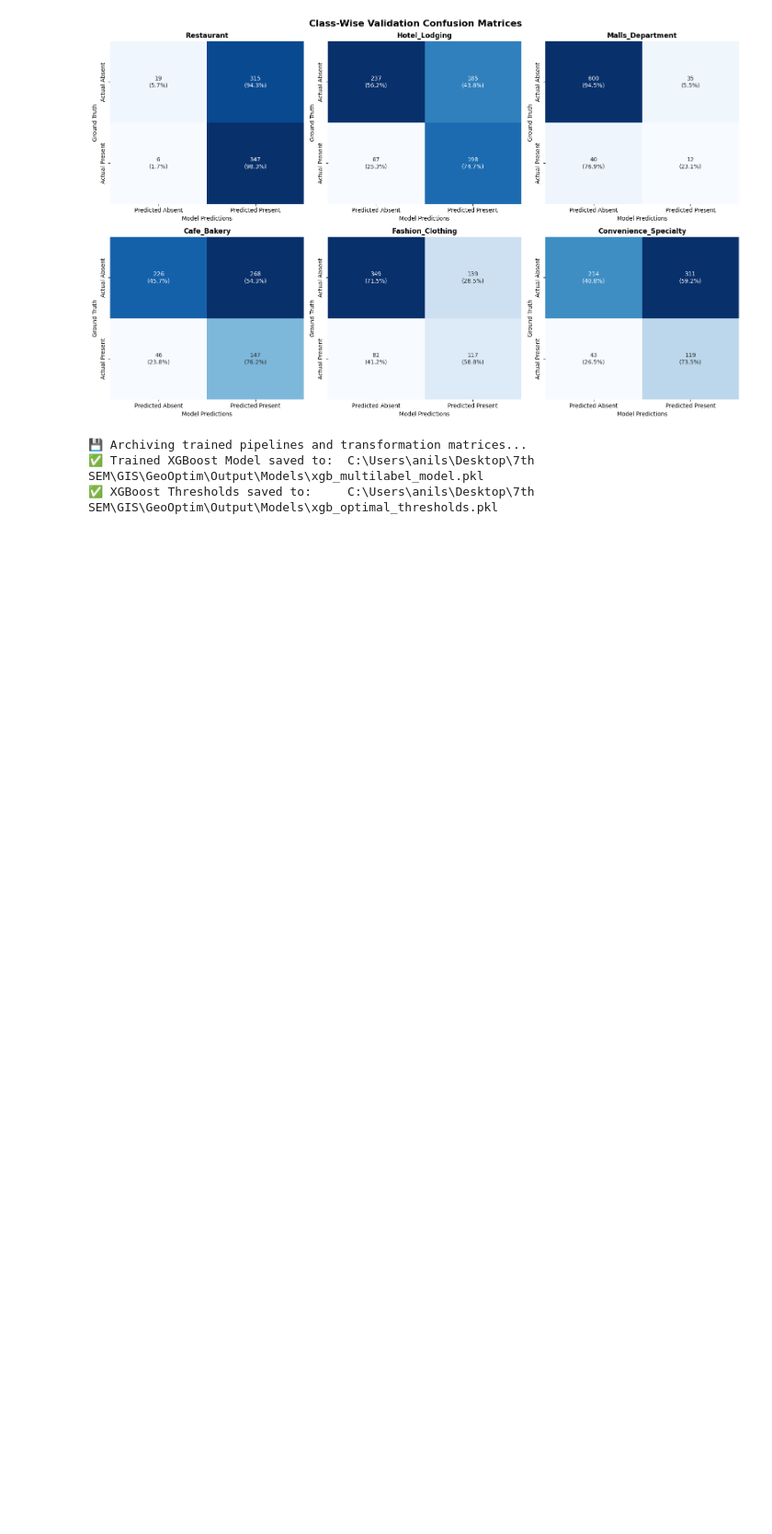
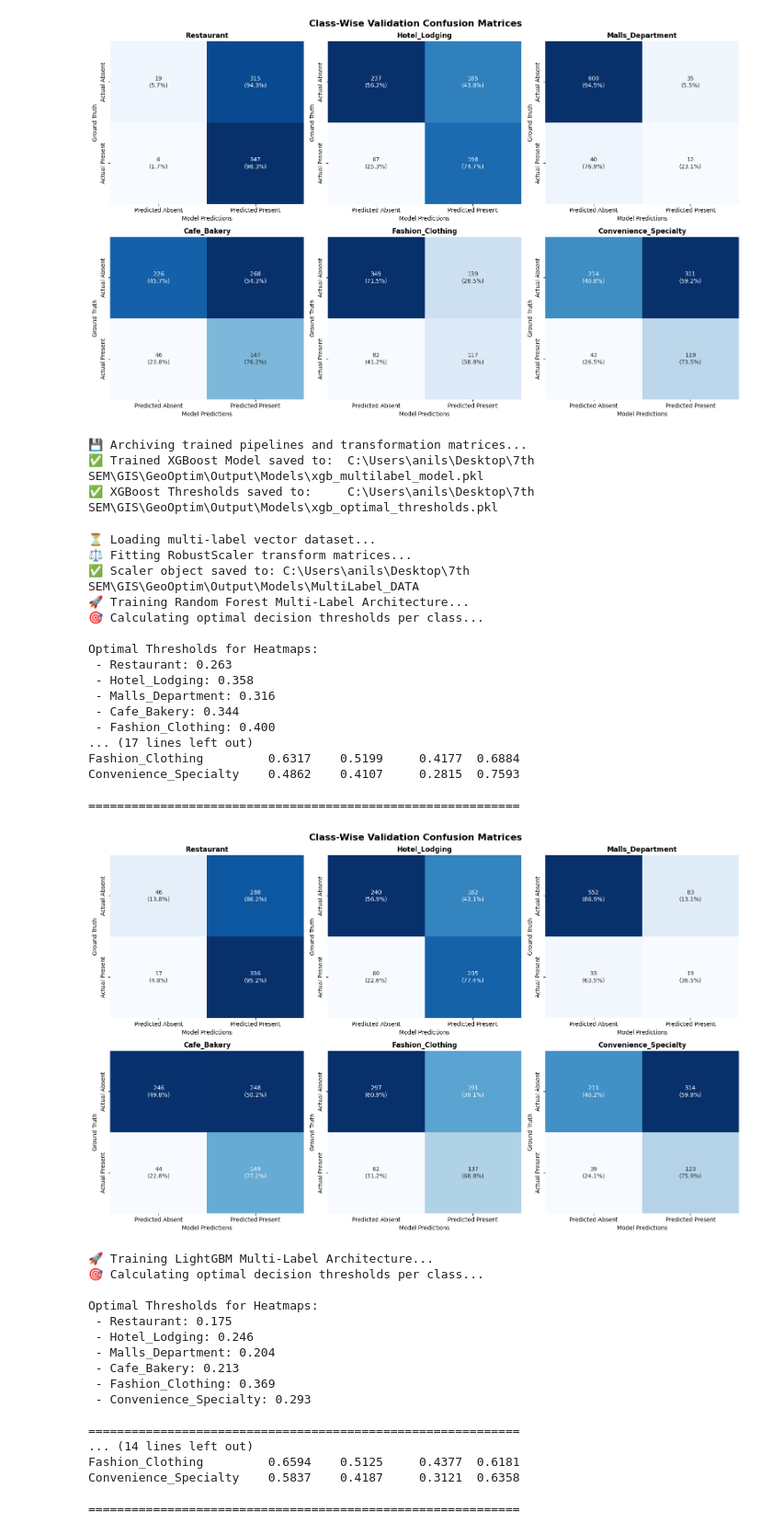
Before and after one commit to shakyaaryan/GeoOptim, a Jupyter notebook: Code/4_Train_Models.ipynb, the cells around one changed output. Shown at 92% size. Drawn from its saved outputs; the diff is of its cells as text; code cells hidden in the pictures; blank space fills up the shorter version.

Commit message:
Inference Data

```diff
--- a/Code/4_Train_Models.ipynb
+++ b/Code/4_Train_Models.ipynb
@@ -136,7 +136,7 @@ print(f"✅ Scaler object saved to: {scaler_out_path}")
 ⚖️ Fitting RobustScaler transform matrices...
 ✅ Scaler object saved to: C:\Users\anils\Desktop\7th SEM\GIS\GeoOptim\Output\Models\robust_scaler.pkl
 # %%
-def threshold_optimization(model, X_test=X_test_scaled, mname="dummy"):
+def threshold_optimization(model, X_test, mname="dummy"):
     # ==============================================================================
     # Dynamic Threshold Optimization & Prediction
     # ==============================================================================
@@ -431,0 +484,36 @@ Convenience_Specialty    0.4847    0.4020     0.2767  0.7346
+# %%
+def prepare_data(DATA_DIR):
+    # ==============================================================================
+    # 2. Data Loading & Feature Engineering Splits
+    # ==============================================================================
+    print("⏳ Loading multi-label vector dataset...")
+    gdf = gpd.read_file(DATA_DIR)
+
+    # Isolate dynamic feature arrays and binary label categories
+    target_cols = [col for col in gdf.columns if col.startswith('is_')]
+    metadata_cols = ['h3_id', 'geometry'] + target_cols
+    feature_cols = [col for col in gdf.columns if col not in metadata_cols]
+    clean_label_names = [col.replace('is_', '') for col in target_cols]
+
+    X = gdf[feature_cols].copy()
+    y = gdf[target_cols].copy()
+
+    # Execute random train-test split
+    X_train, X_test, y_train, y_test = train_test_split(
+        X, y, test_size=0.2, random_state=42
+    )
+
+    # ==============================================================================
+    # 3. Scale and Normalize Context Matrices
+    # ==============================================================================
+    print("⚖️ Fitting RobustScaler transform matrices...")
+    scaler = RobustScaler()
+    X_train_scaled = scaler.fit_transform(X_train)
+    X_test_scaled = scaler.transform(X_test)
+
+    scaler_out_path = MODEL_DIR / f"{DATA_DIR.name.split(".")[0]}"
+    scaler_out_path.mkdir(parents=True, exist_ok=True)
+    joblib.dump(scaler, scaler_out_path/"robust_scaler.pkl")
+    print(f"✅ Scaler object saved to: {scaler_out_path}")
+
+    return X_train_scaled, X_test_scaled, y_train, y_test, clean_label_names
@@ -431,0 +636,38 @@ Convenience_Specialty    0.4847    0.4020     0.2767  0.7346
+# %%
+train_model(DATA_DIR, MODEL)
+# %% [output]
+⏳ Loading multi-label vector dataset...
+⚖️ Fitting RobustScaler transform matrices...
+✅ Scaler object saved to: C:\Users\anils\Desktop\7th SEM\GIS\GeoOptim\Output\Models\MultiLabel_DATA
+🚀 Training Random Forest Multi-Label Architecture...
+🎯 Calculating optimal decision thresholds per class...
+
+Optimal Thresholds for Heatmaps:
+ - Restaurant: 0.263
+ - Hotel_Lodging: 0.358
+ - Malls_Department: 0.316
+ - Cafe_Bakery: 0.344
+ - Fashion_Clothing: 0.400
+... (17 lines left out)
+Fashion_Clothing         0.6317    0.5199     0.4177  0.6884
+Convenience_Specialty    0.4862    0.4107     0.2815  0.7593
+
+============================================================
+[figure, added]
+🚀 Training LightGBM Multi-Label Architecture...
+🎯 Calculating optimal decision thresholds per class...
+
+Optimal Thresholds for Heatmaps:
+ - Restaurant: 0.175
+ - Hotel_Lodging: 0.246
+ - Malls_Department: 0.204
+ - Cafe_Bakery: 0.213
+ - Fashion_Clothing: 0.369
+ - Convenience_Specialty: 0.293
+
+============================================================
+... (14 lines left out)
+Fashion_Clothing         0.6594    0.5125     0.4377  0.6181
+Convenience_Specialty    0.5837    0.4187     0.3121  0.6358
+
+============================================================
```
Also changed, not shown: parts of 4 cells of this notebook, 7 other files.
